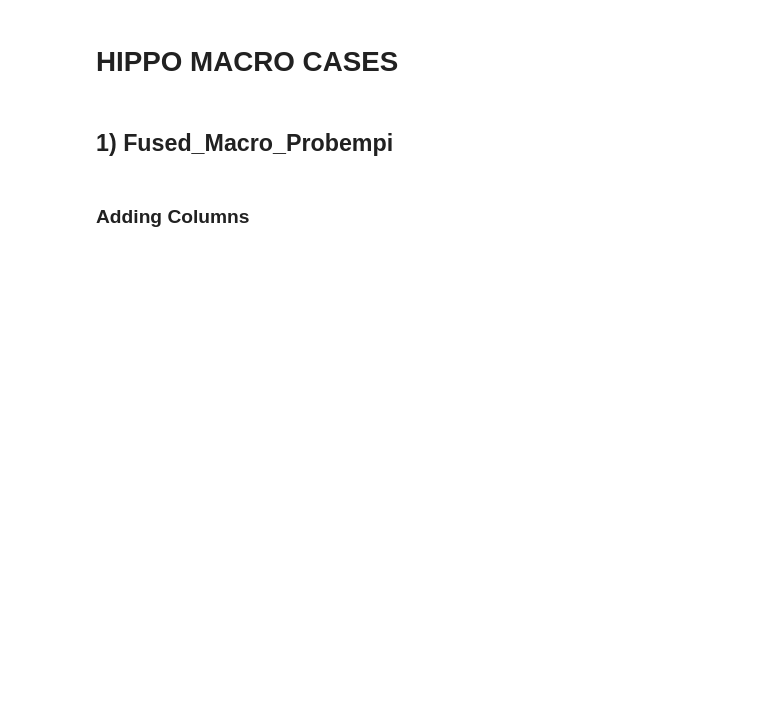
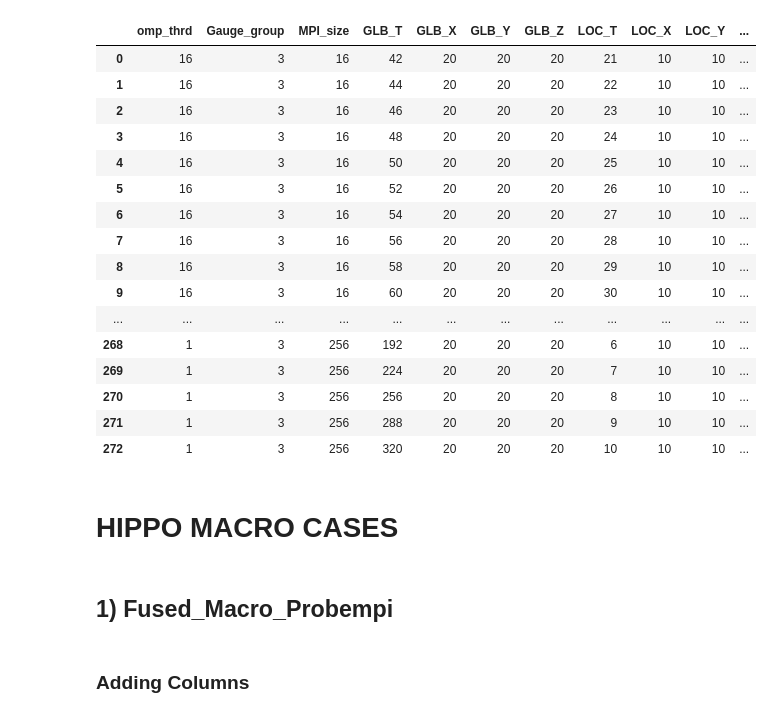
Before and after one commit to shidur81/JupyterNoteBook, a Jupyter notebook: HIPPO_2-Nodes/HIPPO_2-Nodes.ipynb, the cells around one changed output. Cells and saved outputs as stored; diff of their text form; code cells hidden in the pictures; blank space fills up the shorter version.

```diff
--- a/HIPPO_2-Nodes/HIPPO_2-Nodes.ipynb
+++ b/HIPPO_2-Nodes/HIPPO_2-Nodes.ipynb
@@ -47,6 +47,26 @@ dfn2_vect_newgeo_nonprobempi = pd.read_csv("n2_newgeo_vect_nonprobmpi.csv")
 
 dfn2_vect_nonfused_probempi = pd.read_csv("n2_nonfused_vect_probmpi.csv")
 dfn2_vect_nonfused_nonprobempi = pd.read_csv("n2_nonfused_vect_nonprobmpi.csv")
+# %%
+dfn2_macro_fused_probempi
+# %% [output]
+|  | omp_thrd | Gauge_group | MPI_size | GLB_T | GLB_X | GLB_Y | GLB_Z | LOC_T | LOC_X | LOC_Y | ... |
+| 0 | 16 | 3 | 16 | 42 | 20 | 20 | 20 | 21 | 10 | 10 | ... |
+| 1 | 16 | 3 | 16 | 44 | 20 | 20 | 20 | 22 | 10 | 10 | ... |
+| 2 | 16 | 3 | 16 | 46 | 20 | 20 | 20 | 23 | 10 | 10 | ... |
+| 3 | 16 | 3 | 16 | 48 | 20 | 20 | 20 | 24 | 10 | 10 | ... |
+| 4 | 16 | 3 | 16 | 50 | 20 | 20 | 20 | 25 | 10 | 10 | ... |
+| 5 | 16 | 3 | 16 | 52 | 20 | 20 | 20 | 26 | 10 | 10 | ... |
+| 6 | 16 | 3 | 16 | 54 | 20 | 20 | 20 | 27 | 10 | 10 | ... |
+| 7 | 16 | 3 | 16 | 56 | 20 | 20 | 20 | 28 | 10 | 10 | ... |
+| 8 | 16 | 3 | 16 | 58 | 20 | 20 | 20 | 29 | 10 | 10 | ... |
+| 9 | 16 | 3 | 16 | 60 | 20 | 20 | 20 | 30 | 10 | 10 | ... |
+| ... | ... | ... | ... | ... | ... | ... | ... | ... | ... | ... | ... |
+| 268 | 1 | 3 | 256 | 192 | 20 | 20 | 20 | 6 | 10 | 10 | ... |
+| 269 | 1 | 3 | 256 | 224 | 20 | 20 | 20 | 7 | 10 | 10 | ... |
+| 270 | 1 | 3 | 256 | 256 | 20 | 20 | 20 | 8 | 10 | 10 | ... |
+| 271 | 1 | 3 | 256 | 288 | 20 | 20 | 20 | 9 | 10 | 10 | ... |
+| 272 | 1 | 3 | 256 | 320 | 20 | 20 | 20 | 10 | 10 | 10 | ... |
 # %% [markdown]
 # HIPPO MACRO CASES
 # %% [markdown]
```
Also changed, not shown: 13 other files.
